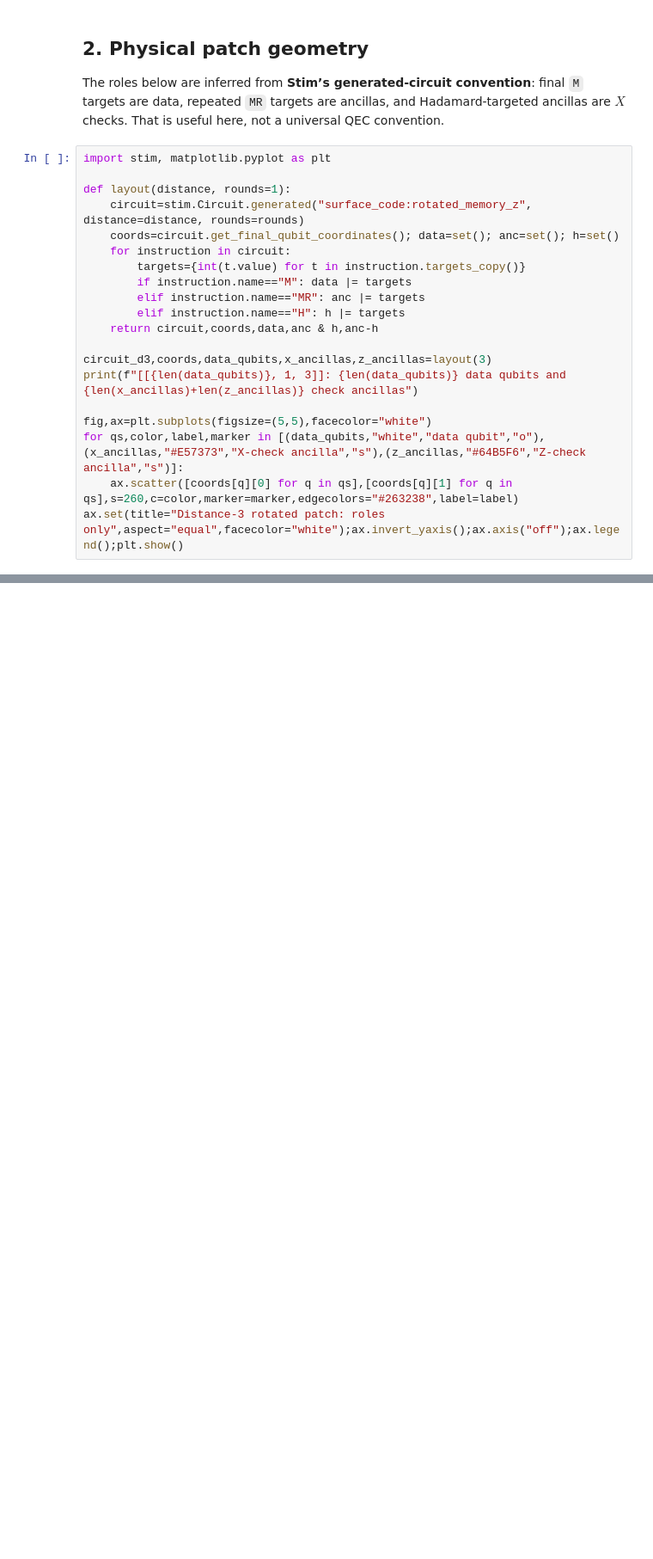
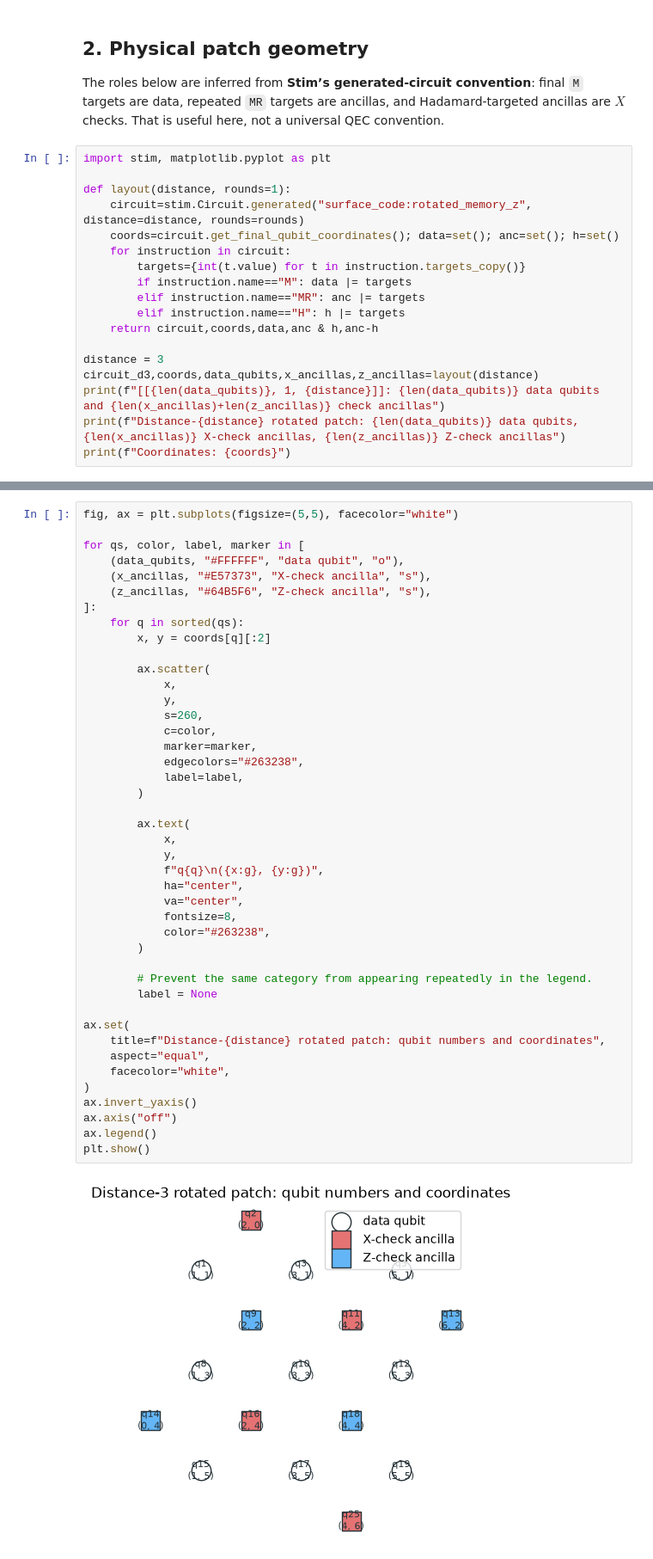
Before and after one commit to Sam-XiaoyueLi/QEC-basics, a Jupyter notebook: 09_surface_code_foundations.ipynb, the cells around one changed output, grey strips where cells are left out. Shown at 86% size. Cells and saved outputs as stored; diff of their text form; blank space fills up the shorter version.

```diff
--- a/09_surface_code_foundations.ipynb
+++ b/09_surface_code_foundations.ipynb
@@ -46,10 +46,8 @@ def layout(distance, rounds=1):
         elif instruction.name=="H": h |= targets
     return circuit,coords,data,anc & h,anc-h
 
-circuit_d3,coords,data_qubits,x_ancillas,z_ancillas=layout(3)
-print(f"[[{len(data_qubits)}, 1, 3]]: {len(data_qubits)} data qubits and {len(x_ancillas)+len(z_ancillas)} check ancillas")
-
-fig,ax=plt.subplots(figsize=(5,5),facecolor="white")
-for qs,color,label,marker in [(data_qubits,"white","data qubit","o"),(x_ancillas,"#E57373","X-check ancilla","s"),(z_ancillas,"#64B5F6","Z-check ancilla","s")]:
-    ax.scatter([coords[q][0] for q in qs],[coords[q][1] for q in qs],s=260,c=color,marker=marker,edgecolors="#263238",label=label)
-ax.set(title="Distance-3 rotated patch: roles only",aspect="equal",facecolor="white");ax.invert_yaxis();ax.axis("off");ax.legend();plt.show()
+distance = 3
+circuit_d3,coords,data_qubits,x_ancillas,z_ancillas=layout(distance)
+print(f"[[{len(data_qubits)}, 1, {distance}]]: {len(data_qubits)} data qubits and {len(x_ancillas)+len(z_ancillas)} check ancillas")
+print(f"Distance-{distance} rotated patch: {len(data_qubits)} data qubits, {len(x_ancillas)} X-check ancillas, {len(z_ancillas)} Z-check ancillas")
+print(f"Coordinates: {coords}")
@@ -56,3 +58,48 @@ ax.set(title="Distance-3 rotated patch: roles only",aspect="equal",facecolor="wh
+# %%
+fig, ax = plt.subplots(figsize=(5,5), facecolor="white")
+
+for qs, color, label, marker in [
+    (data_qubits, "#FFFFFF", "data qubit", "o"),
+    (x_ancillas, "#E57373", "X-check ancilla", "s"),
+    (z_ancillas, "#64B5F6", "Z-check ancilla", "s"),
+]:
+    for q in sorted(qs):
+        x, y = coords[q][:2]
+
+        ax.scatter(
+            x,
+            y,
+            s=260,
+            c=color,
+            marker=marker,
+            edgecolors="#263238",
+            label=label,
+        )
+
+        ax.text(
+            x,
+            y,
+            f"q{q}\n({x:g}, {y:g})",
+            ha="center",
+            va="center",
+            fontsize=8,
+            color="#263238",
+        )
+
+        # Prevent the same category from appearing repeatedly in the legend.
+        label = None
+
+ax.set(
+    title=f"Distance-{distance} rotated patch: qubit numbers and coordinates",
+    aspect="equal",
+    facecolor="white",
+)
+ax.invert_yaxis()
+ax.axis("off")
+ax.legend()
+plt.show()
+# %% [output]
+[figure, added]
 # %% [markdown]
 **Figure caption.** White circles are data qubits; red squares measure $X$-type checks; blue squares measure $Z$-type checks. This view intentionally has no supports, logical strings, or detector information.
 
```
Also changed, not shown: parts of 10 cells of this notebook.
